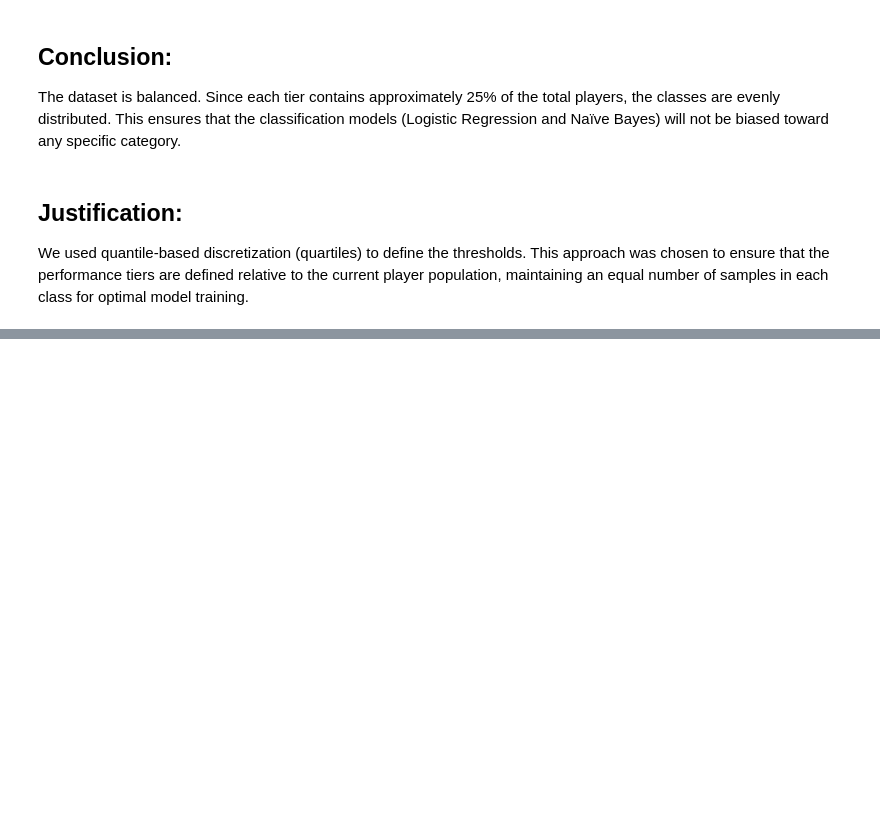
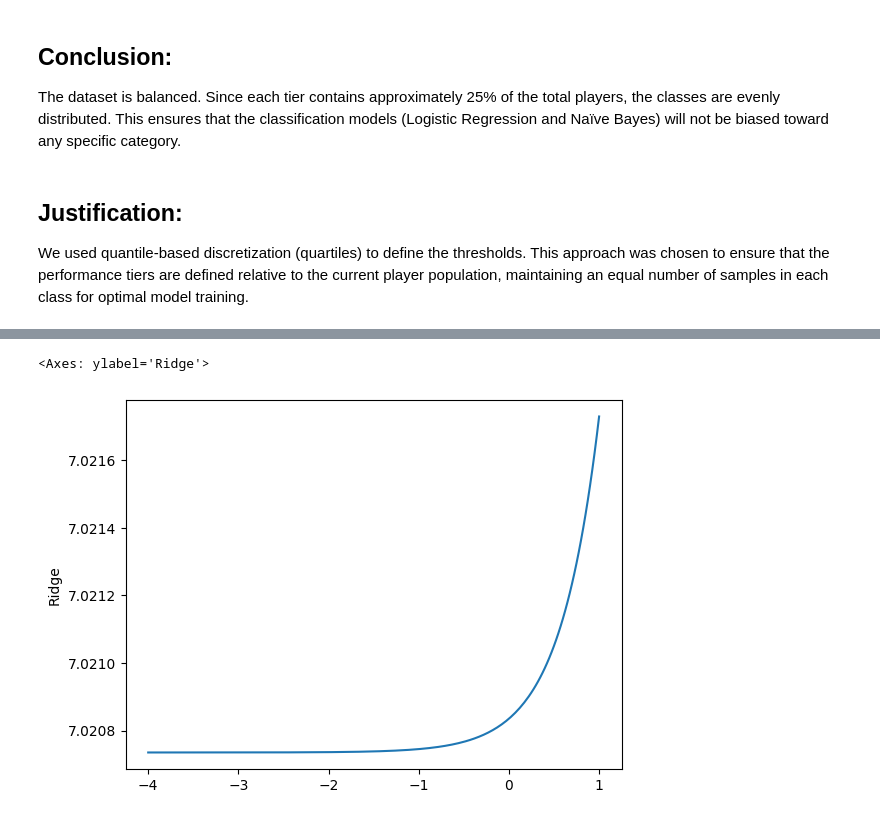
Before and after one commit to Get-Shit-Done-0-0/Machine-2, a Jupyter notebook: FIFA Players Performance Analysis.ipynb, the cells around one changed output, grey strips where cells are left out. Saved outputs shown, nothing was run; the diff lists cells and outputs as text; code cells hidden in the pictures; blank space fills up the shorter version.

```diff
--- a/FIFA Players Performance Analysis.ipynb
+++ b/FIFA Players Performance Analysis.ipynb
@@ -368,0 +451,5 @@ plt.show()
+# %%
+sns.lineplot(x=np.log10(alpha),y=losses['Ridge'])
+# %% [output]
+<Axes: ylabel='Ridge'>
+[figure, added]
```
Also changed, not shown: parts of 15 cells of this notebook.
